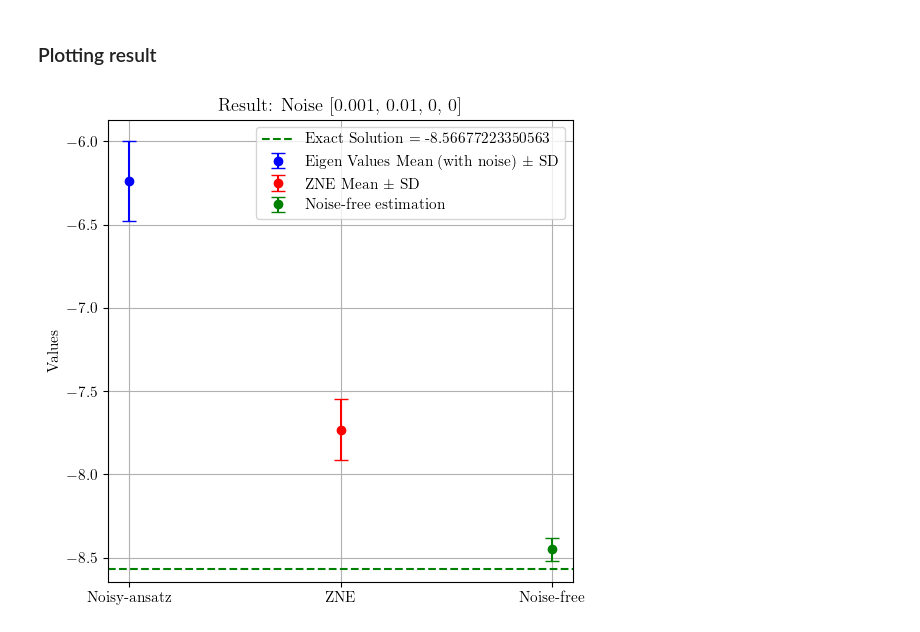
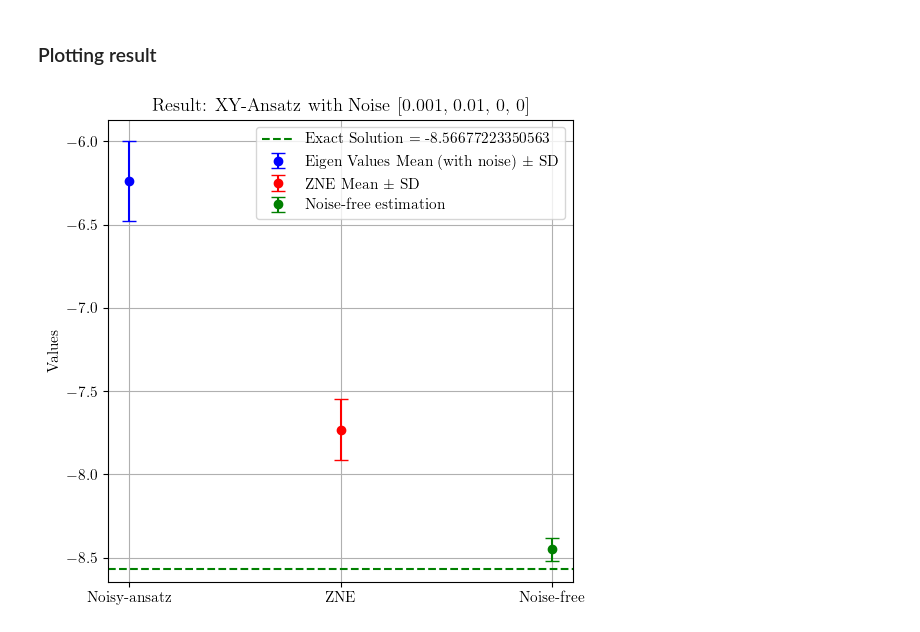
Before and after one commit to arijit-ship/indirect-zne, a Jupyter notebook: experiments/experiment04/experimentBook.ipynb, the cells around one changed output. Cells and saved outputs as stored; diff of their text form; code cells hidden in the pictures.

```diff
--- a/experiments/experiment04/experimentBook.ipynb
+++ b/experiments/experiment04/experimentBook.ipynb
@@ -127,32 +127,32 @@ ZNE standard deviation: 0.18168994579986655
 # %%
 # Data labels
 labels = ["Noisy-ansatz", "ZNE", "Noise-free"]
 
 # Values to plot
 means = [eigen_vals_mean, zne_mean, noisefree_mean]
 sds = [eigen_vals_sd, zne_sd, noisefree_sd]
 
 # Create the plot with error bars
 plt.figure(figsize=(6, 6))
 
 # Plot eigenvalues with error bars
 plt.errorbar(labels[0], means[0], yerr=sds[0], fmt="o", color="blue", capsize=5, label="Eigen Values Mean (with noise) ± SD")
 
 # Plot ZNE values with error bars
 plt.errorbar(labels[1], means[1], yerr=sds[1], fmt="o", color="red", capsize=5, label="ZNE Mean ± SD")
 
 # Plot ZNE values with error bars
 plt.errorbar(labels[2], means[2], yerr=sds[2], fmt="o", color="green", capsize=5, label="Noise-free estimation")
 
 # Plot the horizontal line for the exact solution
 plt.axhline(y=exact_sol, color="green", linestyle="--", label=f"Exact Solution = {exact_sol}")
 
 # Adding title and labels
-plt.title(f"Result: Noise {noise_level}")
+plt.title(f"Result: XY-Ansatz with Noise {noise_level}")
 plt.ylabel("Values")
 plt.grid(True)
 # Add a legend
 plt.legend()
 plt.show()
 # %% [output]
-[figure, old version]
+[figure, new version]
```
Also changed, not shown: 30 other files.
